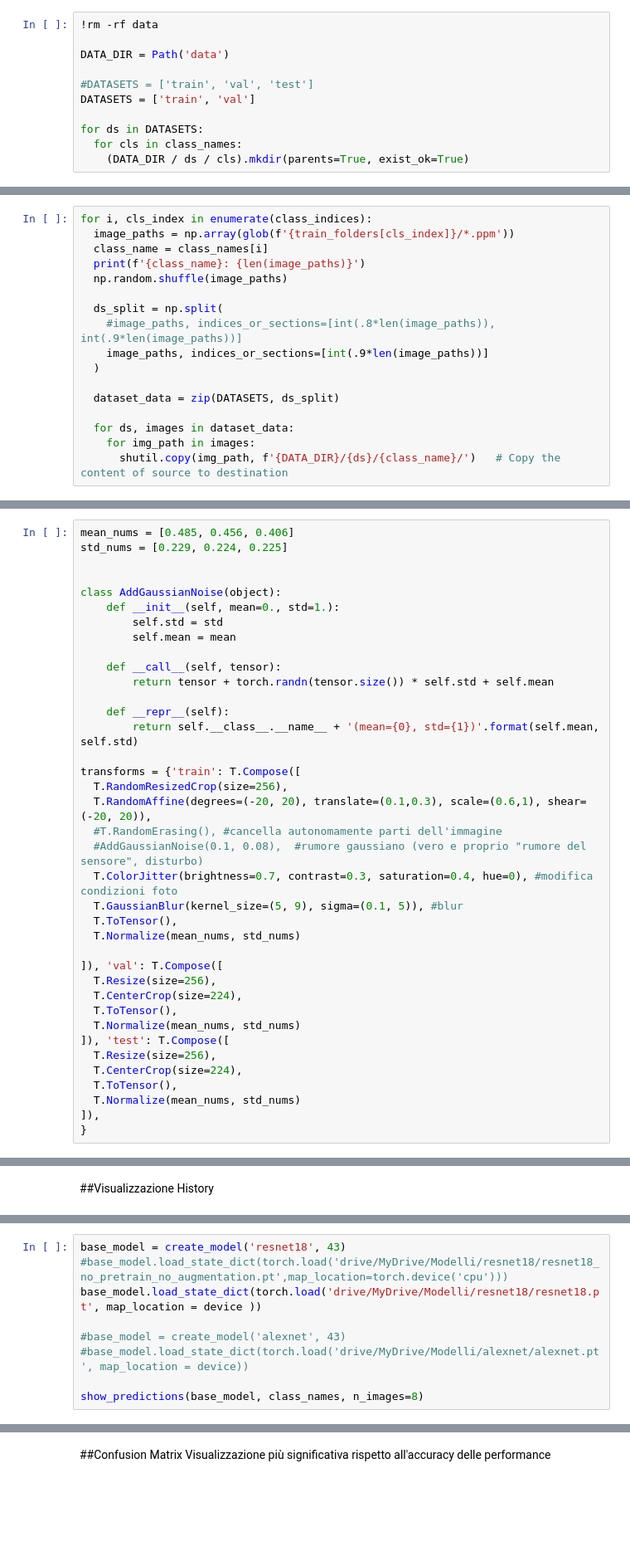
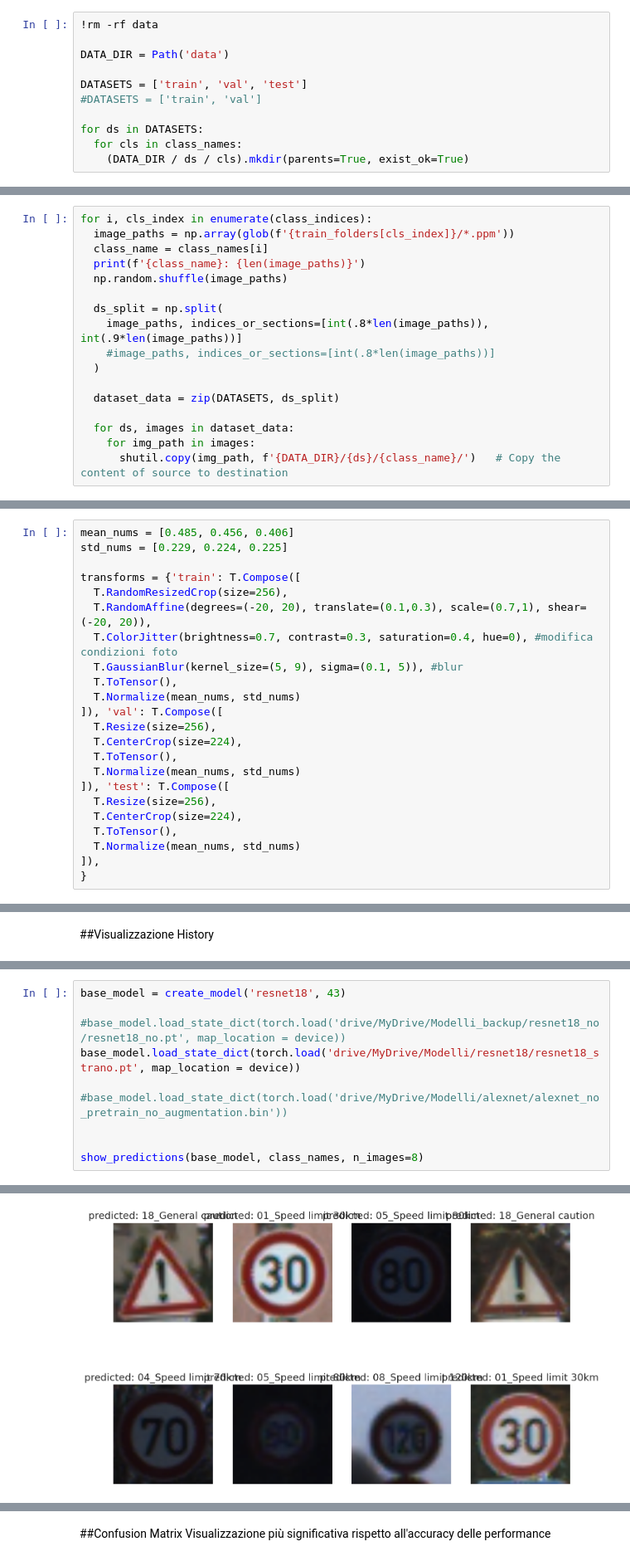
Before and after one commit to DavideEspositoPelella/LAB-IAGI, a Jupyter notebook: Traffic_Sign_Recognition.ipynb, the cells around one changed output, grey strips where cells are left out. Shown at 83% size. Cells and saved outputs as stored; diff of their text form; blank space fills up the shorter version.

```diff
--- a/Traffic_Sign_Recognition.ipynb
+++ b/Traffic_Sign_Recognition.ipynb
@@ -185,8 +177,8 @@ copia immagini nelle directory per ogni classe (semplifica torchvision's dataset
 
 DATA_DIR = Path('data')
 
-#DATASETS = ['train', 'val', 'test']
-DATASETS = ['train', 'val']
+DATASETS = ['train', 'val', 'test']
+#DATASETS = ['train', 'val']
 
 for ds in DATASETS:
   for cls in class_names:
@@ -201,8 +193,8 @@ for i, cls_index in enumerate(class_indices):
   np.random.shuffle(image_paths)
 
   ds_split = np.split(
-    #image_paths, indices_or_sections=[int(.8*len(image_paths)), int(.9*len(image_paths))]
-    image_paths, indices_or_sections=[int(.9*len(image_paths))]
+    image_paths, indices_or_sections=[int(.8*len(image_paths)), int(.9*len(image_paths))]
+    #image_paths, indices_or_sections=[int(.8*len(image_paths))]
   )
 
   dataset_data = zip(DATASETS, ds_split)
@@ -234,28 +226,13 @@ for i, cls_index in enumerate(class_indices):
 mean_nums = [0.485, 0.456, 0.406]
 std_nums = [0.229, 0.224, 0.225]
 
-
-class AddGaussianNoise(object):
-    def __init__(self, mean=0., std=1.):
-        self.std = std
-        self.mean = mean
-
-    def __call__(self, tensor):
-        return tensor + torch.randn(tensor.size()) * self.std + self.mean
-
-    def __repr__(self):
-        return self.__class__.__name__ + '(mean={0}, std={1})'.format(self.mean, self.std)
-
 transforms = {'train': T.Compose([
   T.RandomResizedCrop(size=256),
-  T.RandomAffine(degrees=(-20, 20), translate=(0.1,0.3), scale=(0.6,1), shear=(-20, 20)),
-  #T.RandomErasing(), #cancella autonomamente parti dell'immagine
-  #AddGaussianNoise(0.1, 0.08),  #rumore gaussiano (vero e proprio "rumore del sensore", disturbo)
+  T.RandomAffine(degrees=(-20, 20), translate=(0.1,0.3), scale=(0.7,1), shear=(-20, 20)),
   T.ColorJitter(brightness=0.7, contrast=0.3, saturation=0.4, hue=0), #modifica condizioni foto
   T.GaussianBlur(kernel_size=(5, 9), sigma=(0.1, 5)), #blur
   T.ToTensor(),
   T.Normalize(mean_nums, std_nums)
-
 ]), 'val': T.Compose([
   T.Resize(size=256),
   T.CenterCrop(size=224),
@@ -698,11 +630,12 @@ def show_predictions(model, class_names, n_images=6):
           return
 # %%
 base_model = create_model('resnet18', 43)
-#base_model.load_state_dict(torch.load('drive/MyDrive/Modelli/resnet18/resnet18_no_pretrain_no_augmentation.pt',map_location=torch.device('cpu')))
-base_model.load_state_dict(torch.load('drive/MyDrive/Modelli/resnet18/resnet18.pt', map_location = device ))
 
-#base_model = create_model('alexnet', 43)
-#base_model.load_state_dict(torch.load('drive/MyDrive/Modelli/alexnet/alexnet.pt', map_location = device))
+#base_model.load_state_dict(torch.load('drive/MyDrive/Modelli_backup/resnet18_no/resnet18_no.pt', map_location = device))
+base_model.load_state_dict(torch.load('drive/MyDrive/Modelli/resnet18/resnet18_strano.pt', map_location = device))
+
+#base_model.load_state_dict(torch.load('drive/MyDrive/Modelli/alexnet/alexnet_no_pretrain_no_augmentation.bin'))
+
 
 show_predictions(base_model, class_names, n_images=8)
 # %% [output]
@@ -711,2 +642,3 @@ NameError: ignored
+[figure, added]
 # %%
 def get_predictions(model, data_loader):
```
Also changed, not shown: parts of 51 cells of this notebook, 2 other files.
